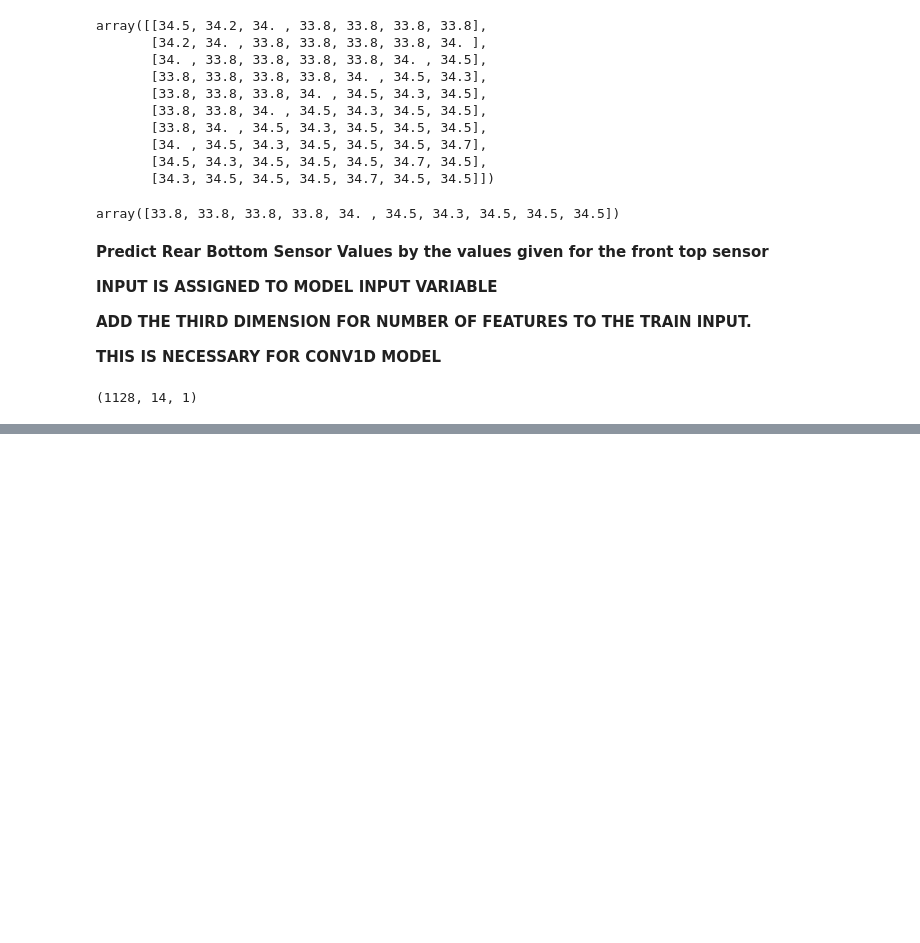
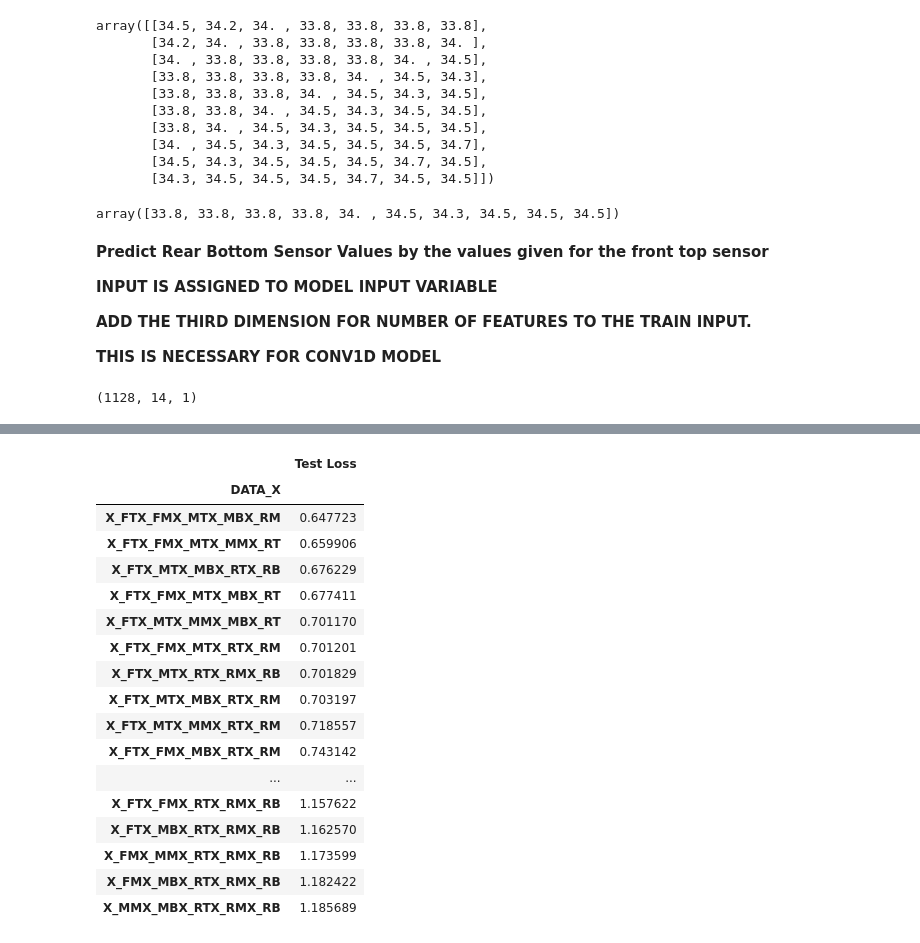
Before and after one commit to ayanoglu/Sensor-Network-Prediction-Models, a Jupyter notebook: ColdChainTransportation_Time_Series_Prediction_For_Sensor_Networks_Prediction_based_on_number_of_sensors.ipynb, the cells around one changed output, grey strips where cells are left out. Saved outputs shown, nothing was run; the diff lists cells and outputs as text; code cells hidden in the pictures; blank space fills up the shorter version.

```diff
--- a/ColdChainTransportation_Time_Series_Prediction_For_Sensor_Networks_Prediction_based_on_number_of_sensors.ipynb
+++ b/ColdChainTransportation_Time_Series_Prediction_For_Sensor_Networks_Prediction_based_on_number_of_sensors.ipynb
@@ -1498,0 +909,8 @@ fig.show()
+# %%
+CombResults5 = pd.DataFrame.from_dict(my_dictMF5)
+CombResultsSorted5 = CombResults5.sort_values(by=['Test Loss'])
+CombResultsSorted5.to_csv('CombResultsSorted5.csv')
+CombResultsSorted5
+files.download("CombResultsSorted5.csv")
+fig = px.box(CombResultsSorted5, x="DATA_X", y="Test Loss", hover_data=["DATA_y"])
+fig.show()
@@ -1498,0 +921,8 @@ fig.show()
+# %%
+CombResultsSortedgrouped5 = CombResultsSorted5.groupby(['DATA_X']).mean()
+CombResultsSortedgroupedsortedMF5 = CombResultsSortedgrouped5.sort_values(by=['Test Loss'])
+CombResultsSortedgroupedsortedMF5.to_csv('CombResultsSortedgroupedsortedMF5.csv')
+from google.colab import files
+files.download("CombResultsSortedgroupedsortedMF5.csv")
+CombResultsSortedgroupedsortedMF5
+# %% [output]
@@ -1498,0 +931,18 @@ fig.show()
+|  | Test Loss |
+| DATA_X |  |
+| X_FTX_FMX_MTX_MBX_RM | 0.647723 |
+| X_FTX_FMX_MTX_MMX_RT | 0.659906 |
+| X_FTX_MTX_MBX_RTX_RB | 0.676229 |
+| X_FTX_FMX_MTX_MBX_RT | 0.677411 |
+| X_FTX_MTX_MMX_MBX_RT | 0.701170 |
+| X_FTX_FMX_MTX_RTX_RM | 0.701201 |
+| X_FTX_MTX_RTX_RMX_RB | 0.701829 |
+| X_FTX_MTX_MBX_RTX_RM | 0.703197 |
+| X_FTX_MTX_MMX_RTX_RM | 0.718557 |
+| X_FTX_FMX_MBX_RTX_RM | 0.743142 |
+| ... | ... |
+| X_FTX_FMX_RTX_RMX_RB | 1.157622 |
+| X_FTX_MBX_RTX_RMX_RB | 1.162570 |
+| X_FMX_MMX_RTX_RMX_RB | 1.173599 |
+| X_FMX_MBX_RTX_RMX_RB | 1.182422 |
+| X_MMX_MBX_RTX_RMX_RB | 1.185689 |
```
Also changed, not shown: parts of 63 cells of this notebook.
